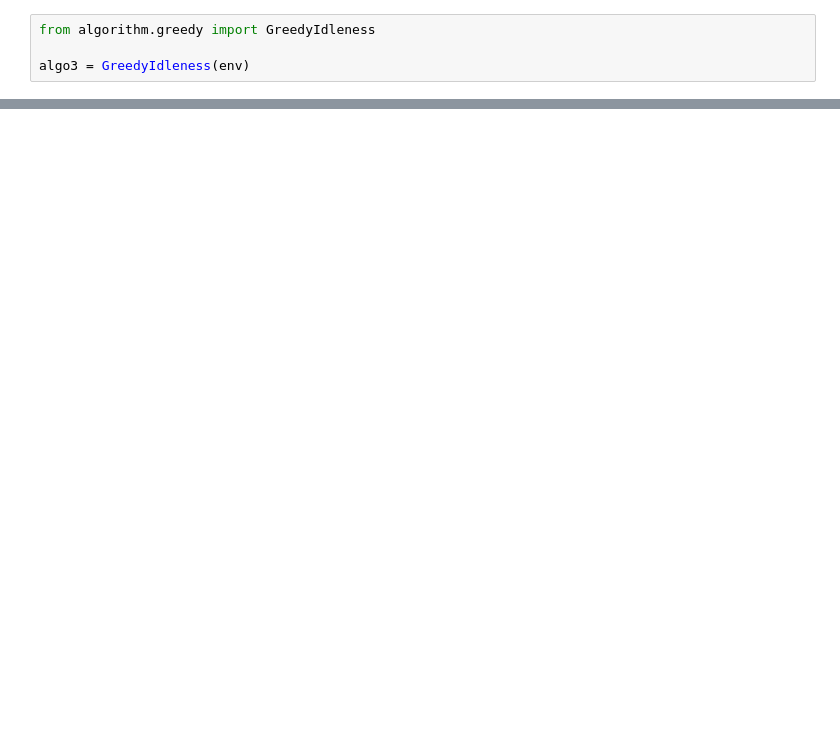
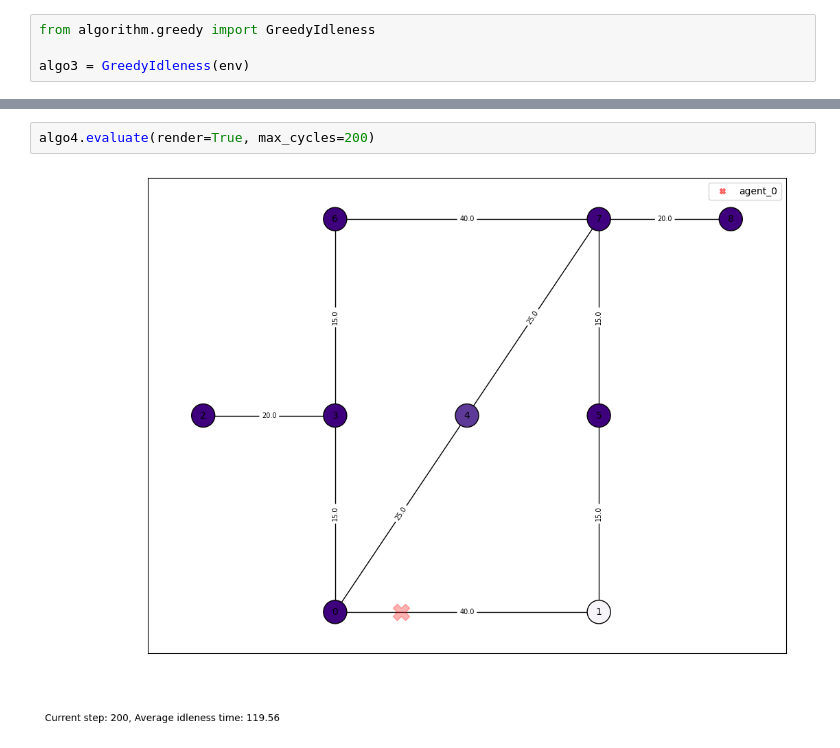
Before and after one commit to NU-IDEAS-Lab/patrolling_zoo, a Jupyter notebook: heuristics.ipynb, the cells around one changed output, grey strips where cells are left out. Drawn from its saved outputs; the diff is of its cells as text; blank space fills up the shorter version.

```diff
--- a/heuristics.ipynb
+++ b/heuristics.ipynb
@@ -59,0 +66,4 @@ algo3.evaluate(render=True, max_cycles=75)
+# %%
+algo4.evaluate(render=True, max_cycles=200)
+# %% [output]
+[figure, added]
```
Also changed, not shown: parts of 6 cells of this notebook, 1 other file.
